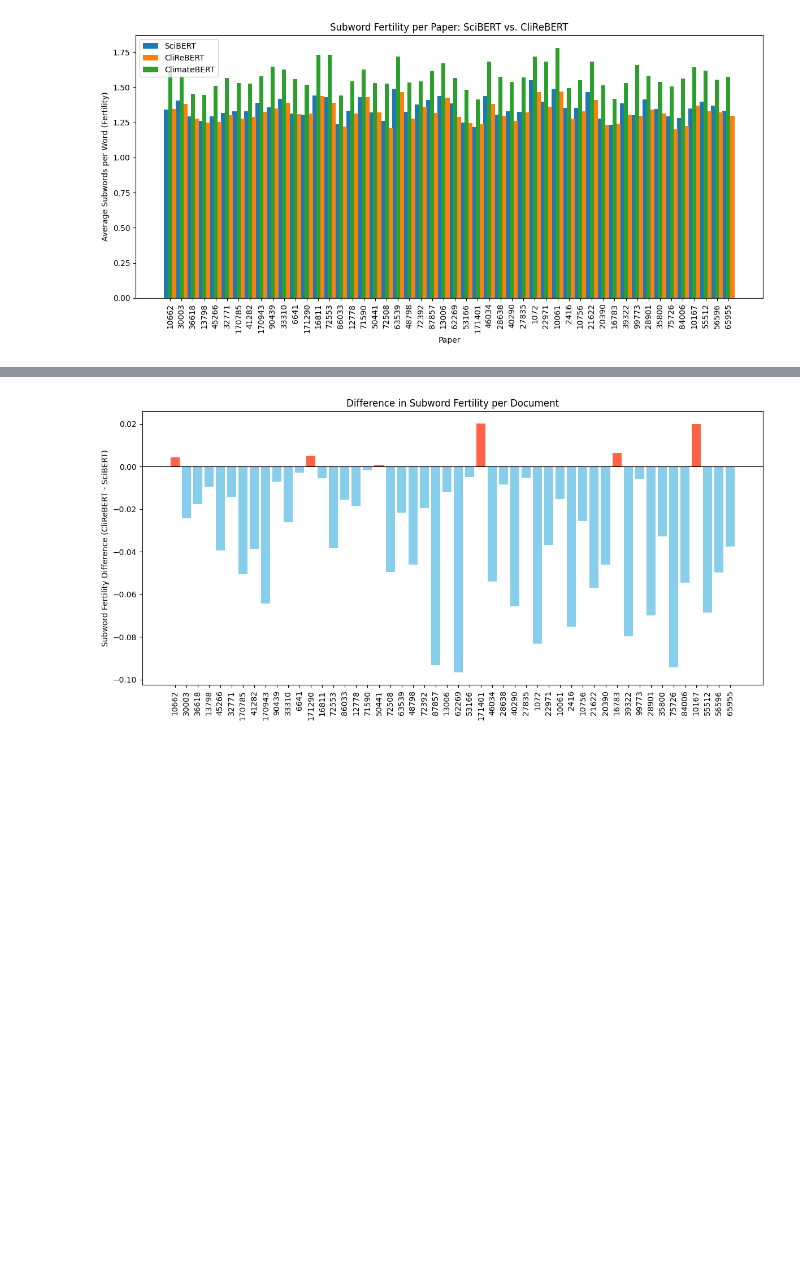
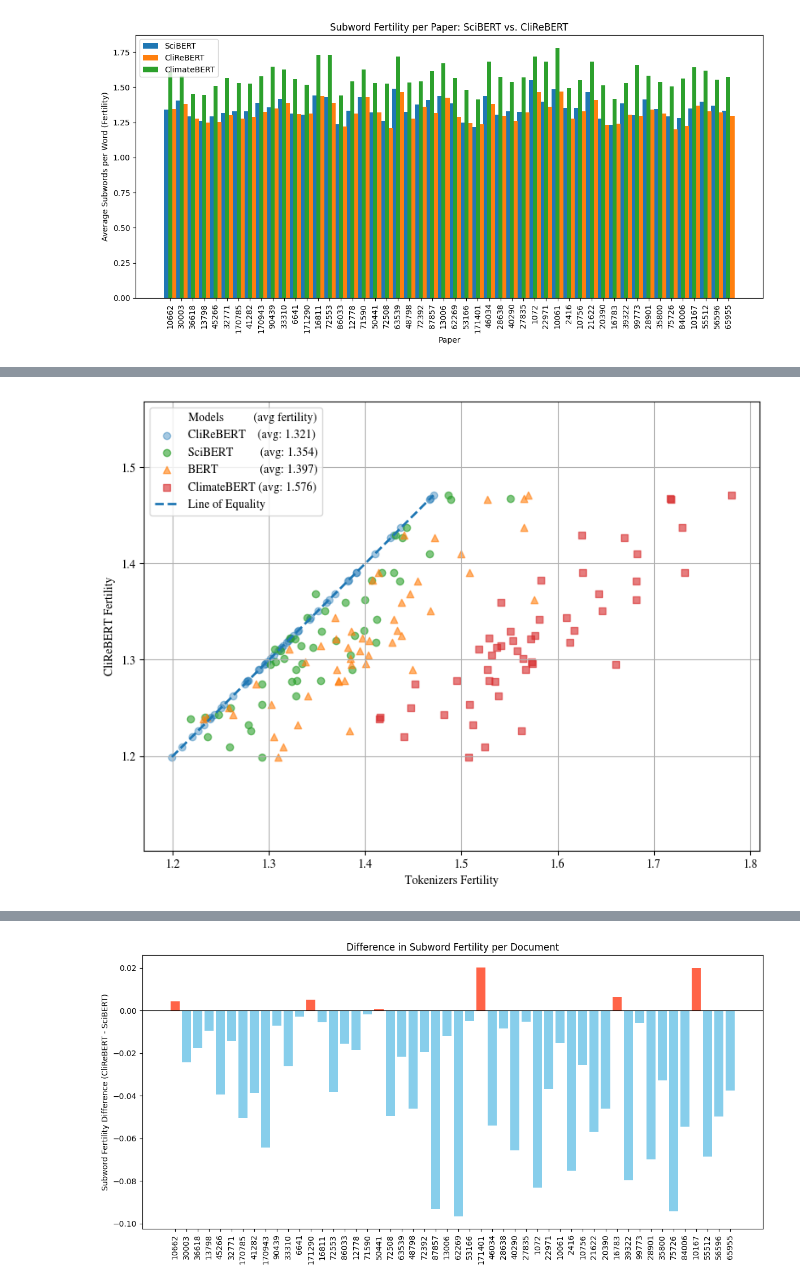
Before and after one commit to P0L3/bert_pretraining, a Jupyter notebook: PRETRAINING/tokenizer_stats.ipynb, the cells around one changed output, grey strips where cells are left out. Cells and saved outputs as stored; diff of their text form; code cells hidden in the pictures; blank space fills up the shorter version.

```diff
--- a/PRETRAINING/tokenizer_stats.ipynb
+++ b/PRETRAINING/tokenizer_stats.ipynb
@@ -136,0 +144,48 @@ plt.show()
+# %%
+import matplotlib.pyplot as plt
+import numpy as np
+
+plt.rcParams["font.family"] = "Nimbus Roman"
+
+# Compute averages
+avg_scibert = np.mean(scibert_scores)
+avg_climatebert = np.mean(climatebert_scores)
+avg_bert = np.mean(bert_scores)
+avg_clirebert = np.mean(clirebert_scores)
+
+# Create a single figure and axis
+plt.figure(figsize=(8, 6))
+
+# CliReBERT entry
+plt.scatter(clirebert_scores, clirebert_scores, color='tab:blue', alpha=0.4, label=f"CliReBERT    (avg: {avg_clirebert:.3f})")
+
+# SciBERT vs. CliReBERT Fertility (Green circles)
+plt.scatter(scibert_scores, clirebert_scores, color='tab:green',
+            label=f"SciBERT         (avg: {avg_scibert:.3f})", alpha=0.6, marker='o')
+
+# BERT vs. CliReBERT Fertility (Orange triangles)
+plt.scatter(bert_scores, clirebert_scores, color='tab:orange',
+            label=f"BERT              (avg: {avg_bert:.3f})", alpha=0.6, marker='^')
+
+# ClimateBERT vs. CliReBERT Fertility (Red squares)
+plt.scatter(climatebert_scores, clirebert_scores, color='tab:red',
+            label=f"ClimateBERT (avg: {avg_climatebert:.3f})", alpha=0.6, marker='s')
+
+
+# Line of equality
+
+plt.plot([min(clirebert_scores), max(clirebert_scores)],
+         [min(clirebert_scores), max(clirebert_scores)], '--', color="tab:blue", linewidth=2, label="Line of Equality")
+plt.axis("equal")
+
+# Labels and legend
+plt.xlabel("Tokenizers Fertility")
+plt.ylabel("CliReBERT Fertility")
+plt.legend(loc="upper left", title="           Models          (avg fertility)")
+plt.grid(True)
+plt.tight_layout()
+
+# Show the plot
+plt.show()
+# %% [output]
+[figure, added]
```
Also changed, not shown: parts of 6 cells of this notebook, 1 other file.
